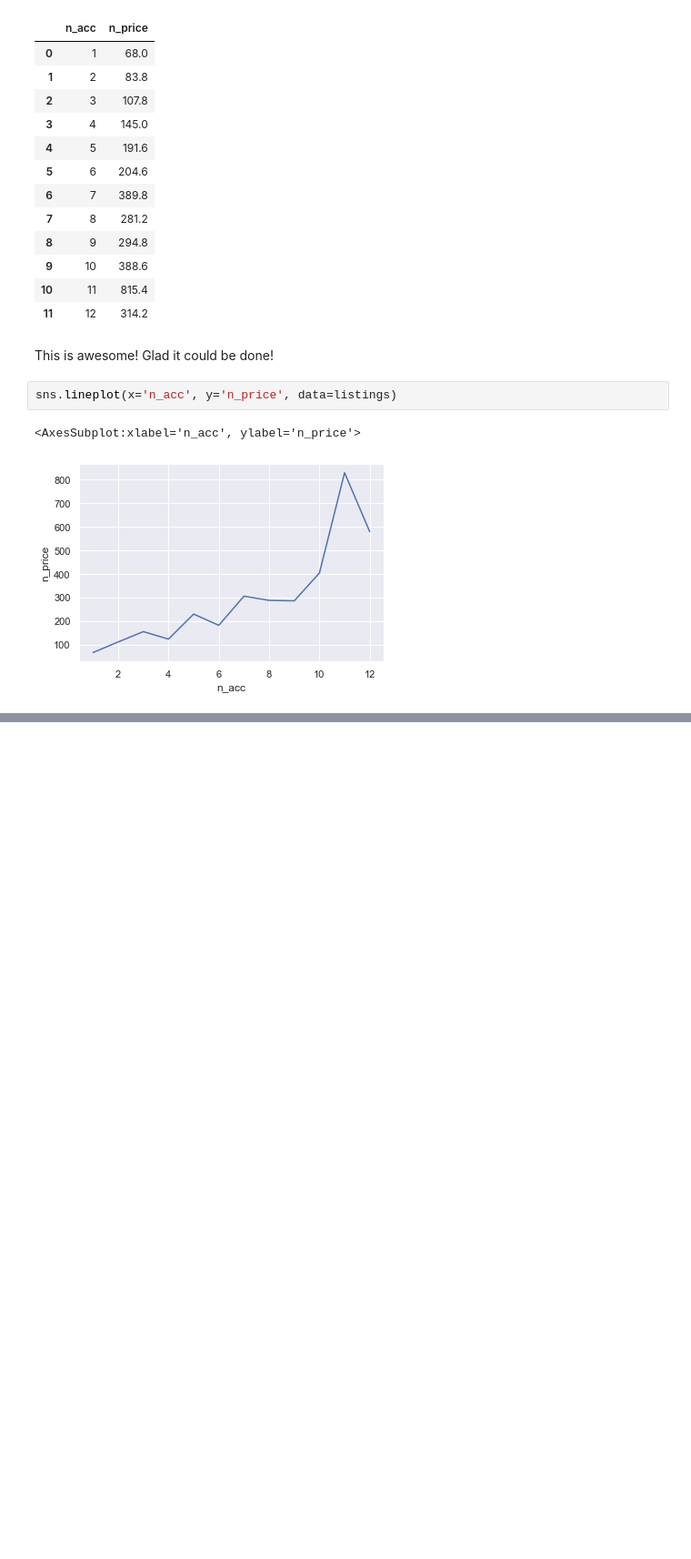
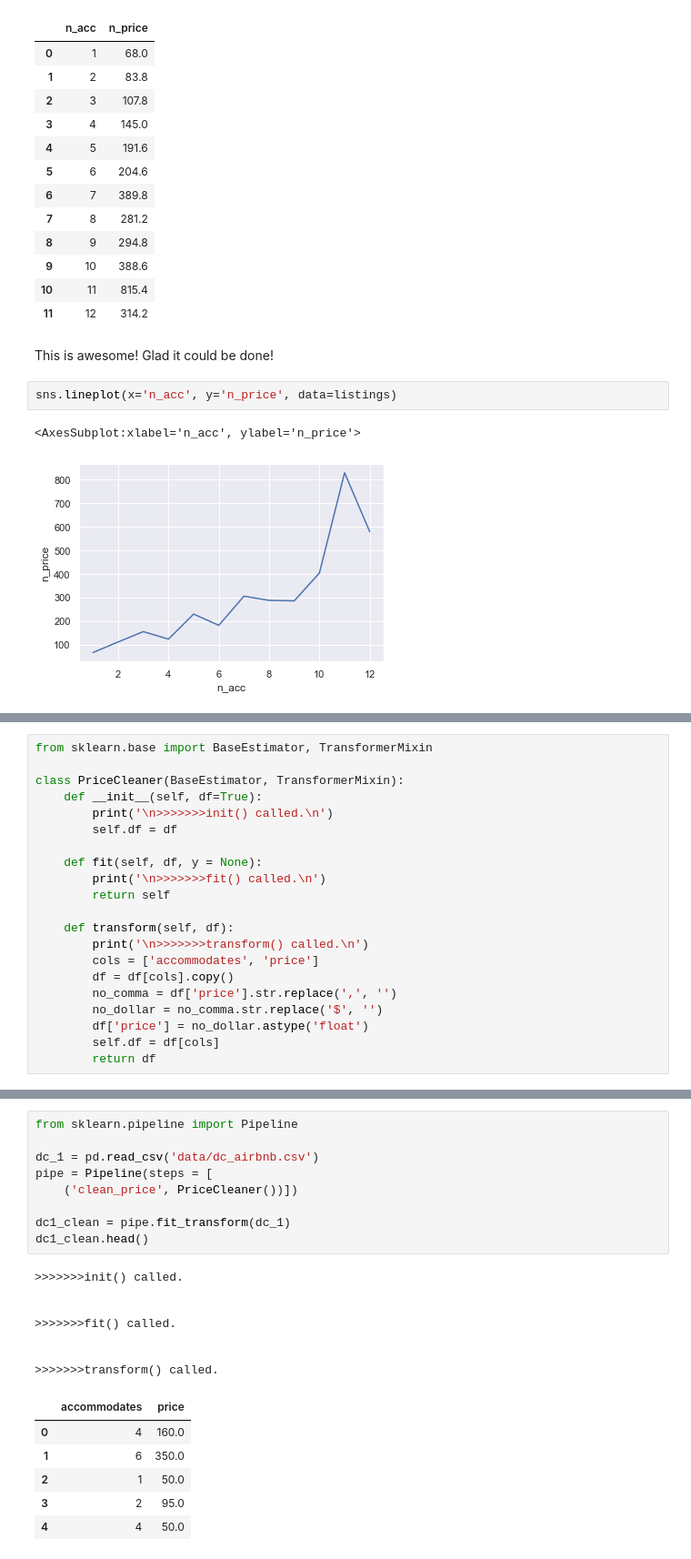
Before and after one commit to harera3/ML_Blueprints, a Jupyter notebook: 01_Predicting_AirBnB_Rental_Price.ipynb, the cells around one changed output, grey strips where cells are left out. Shown at 91% size. Saved outputs shown, nothing was run; the diff lists cells and outputs as text; blank space fills up the shorter version.

Commit message:
price-cleaning custom transformer

```diff
--- a/01_Predicting_AirBnB_Rental_Price.ipynb
+++ b/01_Predicting_AirBnB_Rental_Price.ipynb
@@ -303,0 +312,21 @@ sns.lineplot(x='n_acc', y='n_price', data=listings)
+# %%
+from sklearn.base import BaseEstimator, TransformerMixin
+
+class PriceCleaner(BaseEstimator, TransformerMixin):
+    def __init__(self, df=True):
+        print('\n>>>>>>>init() called.\n')
+        self.df = df
+
+    def fit(self, df, y = None):
+        print('\n>>>>>>>fit() called.\n')
+        return self
+
+    def transform(self, df):
+        print('\n>>>>>>>transform() called.\n')
+        cols = ['accommodates', 'price']
+        df = df[cols].copy()
+        no_comma = df['price'].str.replace(',', '')
+        no_dollar = no_comma.str.replace('$', '')
+        df['price'] = no_dollar.astype('float')
+        self.df = df[cols]
+        return df
@@ -303,0 +338,23 @@ sns.lineplot(x='n_acc', y='n_price', data=listings)
+# %%
+from sklearn.pipeline import Pipeline
+
+dc_1 = pd.read_csv('data/dc_airbnb.csv')
+pipe = Pipeline(steps = [
+    ('clean_price', PriceCleaner())])
+
+dc1_clean = pipe.fit_transform(dc_1)
+dc1_clean.head()
+# %% [output]
+>>>>>>>init() called.
+
+
+>>>>>>>fit() called.
+
+
+>>>>>>>transform() called.
+|  | accommodates | price |
+| 0 | 4 | 160.0 |
+| 1 | 6 | 350.0 |
+| 2 | 1 | 50.0 |
+| 3 | 2 | 95.0 |
+| 4 | 4 | 50.0 |
```
Also changed, not shown: parts of 2 cells of this notebook.
